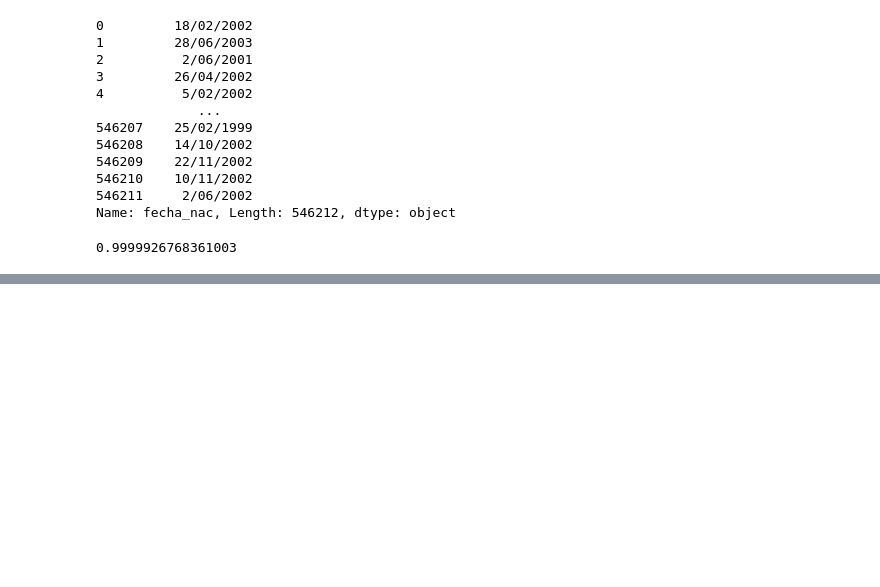
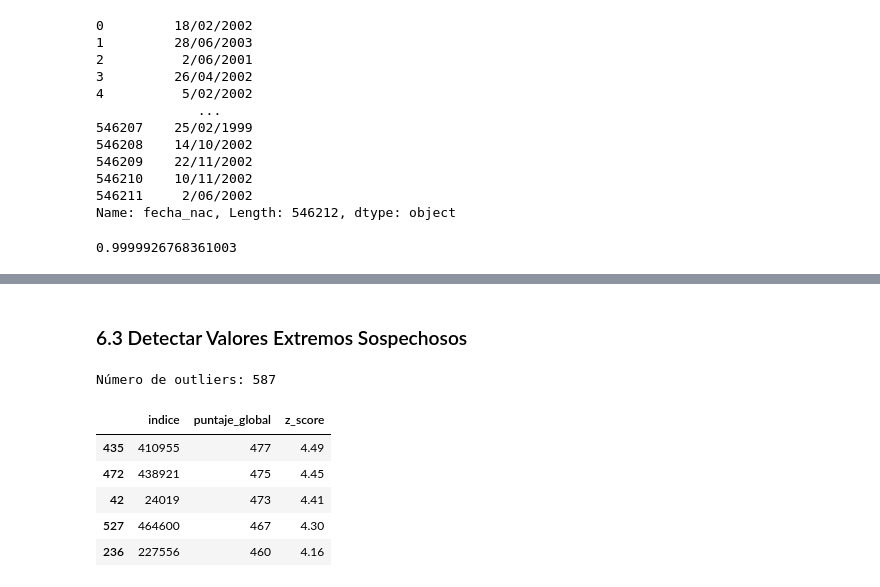
Before and after one commit to JorgeJordyJaimes/prediccion-icfes-colombia, a Jupyter notebook: notebooks/2. limpieza-datos.ipynb, the cells around one changed output, grey strips where cells are left out. Drawn from its saved outputs; the diff is of its cells as text; code cells hidden in the pictures; blank space fills up the shorter version.

```diff
--- a/notebooks/2. limpieza-datos.ipynb
+++ b/notebooks/2. limpieza-datos.ipynb
@@ -459,2 +275,0 @@ icfes['nse_estudiante'].value_counts(dropna=False)
-# %%
-icfes['nse_estudiante'] = icfes['nse_estudiante'].astype('float64')
@@ -964,0 +1334,33 @@ icfes.to_parquet("icfes_limpio.parquet", index=False, engine="pyarrow")
+# %% [markdown]
+### 6.3 Detectar Valores Extremos Sospechosos
+# %%
+# Extraer variable
+y = icfes['puntaje_global'].dropna()
+
+# Normalización (Z-score)
+mu, sigma = y.mean(), y.std()
+z_scores = (y - mu) / sigma
+
+# Índices de los outliers (más allá de 3 desviaciones estándar)
+outlier_idx = y.index[abs(z_scores) > 3]
+
+# Crear DataFrame con índice, puntaje y z-score
+df_outliers = pd.DataFrame({
+    'indice': outlier_idx,
+    'puntaje_global': y.loc[outlier_idx],
+    'z_score': z_scores.loc[outlier_idx]
+}).reset_index(drop=True)
+
+# Ordenar por el valor del z-score
+df_outliers = df_outliers.sort_values(by='z_score', ascending=False)
+
+print(f"Número de outliers: {len(df_outliers)}")
+df_outliers.head()
+# %% [output]
+Número de outliers: 587
+|  | indice | puntaje_global | z_score |
+| 435 | 410955 | 477 | 4.49 |
+| 472 | 438921 | 475 | 4.45 |
+| 42 | 24019 | 473 | 4.41 |
+| 527 | 464600 | 467 | 4.30 |
+| 236 | 227556 | 460 | 4.16 |
```
Also changed, not shown: parts of 142 cells of this notebook, 1 other file.
